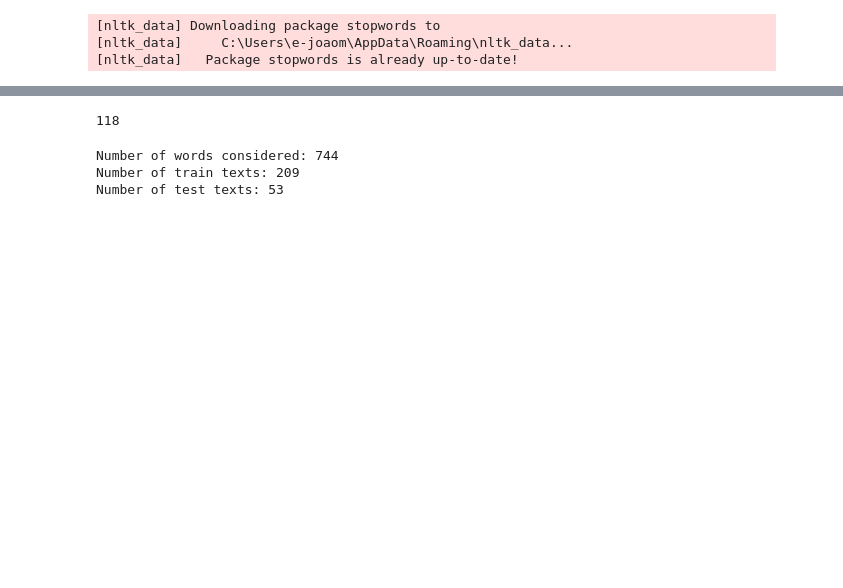
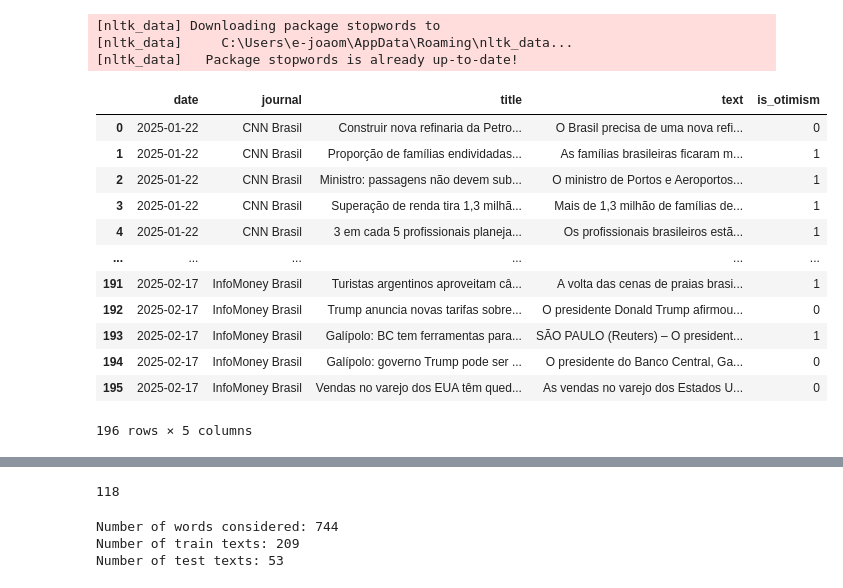
Before and after one commit to joaopaivaa/Economic-News-Classifier-NLP-Model, a Jupyter notebook: nlp_model.ipynb, the cells around one changed output, grey strips where cells are left out. Drawn from its saved outputs; the diff is of its cells as text; code cells hidden in the pictures; blank space fills up the shorter version.

```diff
--- a/nlp_model.ipynb
+++ b/nlp_model.ipynb
@@ -24,3 +24,20 @@ df = pd.read_csv('C:\\Users\\e-joaom\\Downloads\\Brazilian News Database.csv', d
 df = df[df['status'] != 'Neutral'].reset_index(drop=True)
 df['is_otimism'] = df['status'].map({'Otimism': 1, 'Fear': 0})
 df.drop(columns=['status'], inplace=True)
+# %%
+df["date"] = pd.to_datetime(df["date"], format="%d/%m/%Y")
+df
+# %% [output]
+|  | date | journal | title | text | is_otimism |
+| 0 | 2025-01-22 | CNN Brasil | Construir nova refinaria da Petro... | O Brasil precisa de uma nova refi... | 0 |
+| 1 | 2025-01-22 | CNN Brasil | Proporção de famílias endividadas... | As famílias brasileiras ficaram m... | 1 |
+| 2 | 2025-01-22 | CNN Brasil | Ministro: passagens não devem sub... | O ministro de Portos e Aeroportos... | 1 |
+| 3 | 2025-01-22 | CNN Brasil | Superação de renda tira 1,3 milhã... | Mais de 1,3 milhão de famílias de... | 1 |
+| 4 | 2025-01-22 | CNN Brasil | 3 em cada 5 profissionais planeja... | Os profissionais brasileiros estã... | 1 |
+| ... | ... | ... | ... | ... | ... |
+| 191 | 2025-02-17 | InfoMoney Brasil | Turistas argentinos aproveitam câ... | A volta das cenas de praias brasi... | 1 |
+| 192 | 2025-02-17 | InfoMoney Brasil | Trump anuncia novas tarifas sobre... | O presidente Donald Trump afirmou... | 0 |
+| 193 | 2025-02-17 | InfoMoney Brasil | Galípolo: BC tem ferramentas para... | SÃO PAULO (Reuters) – O president... | 1 |
+| 194 | 2025-02-17 | InfoMoney Brasil | Galípolo: governo Trump pode ser ... | O presidente do Banco Central, Ga... | 0 |
+| 195 | 2025-02-17 | InfoMoney Brasil | Vendas no varejo dos EUA têm qued... | As vendas no varejo dos Estados U... | 0 |
+196 rows × 5 columns
```
Also changed, not shown: parts of 11 cells of this notebook.
